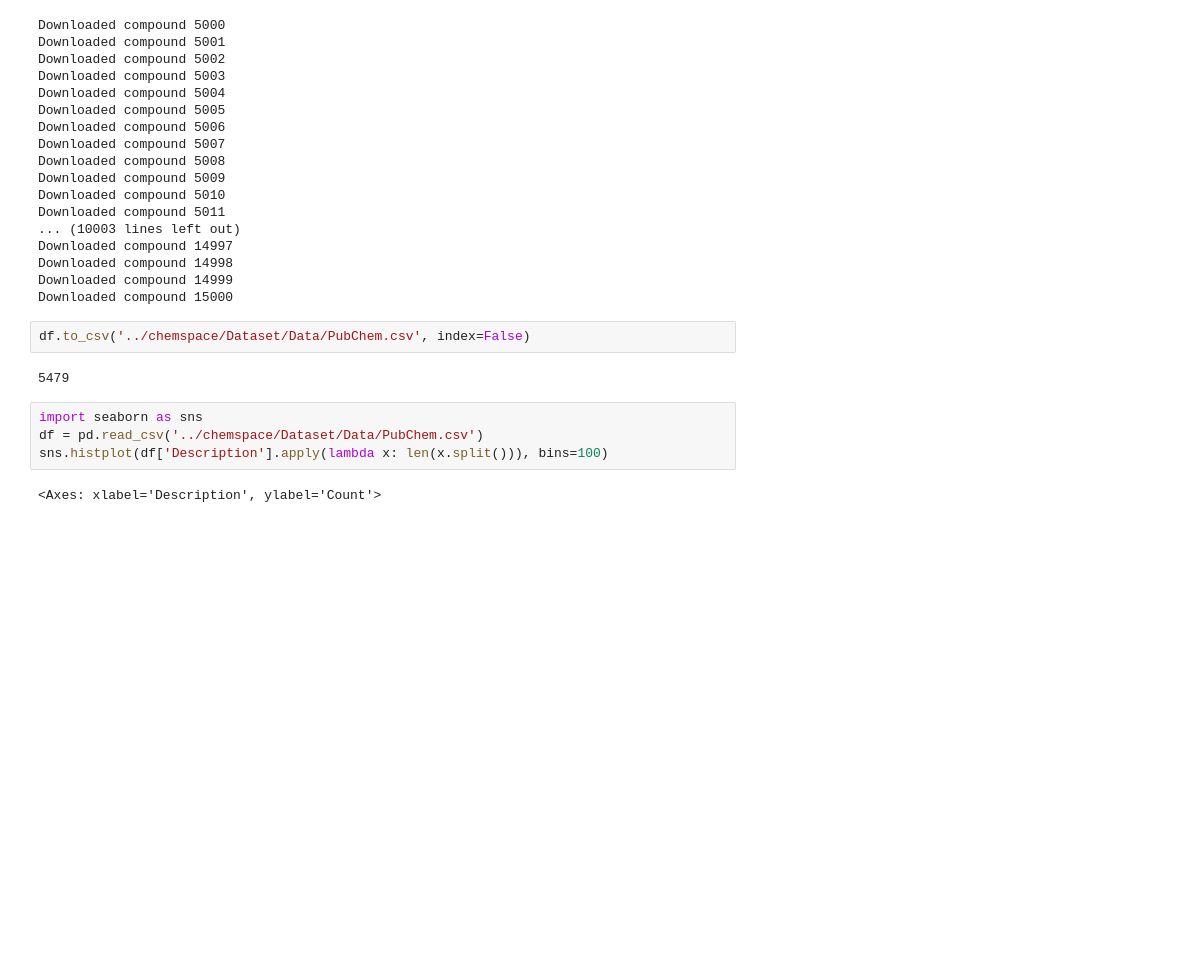
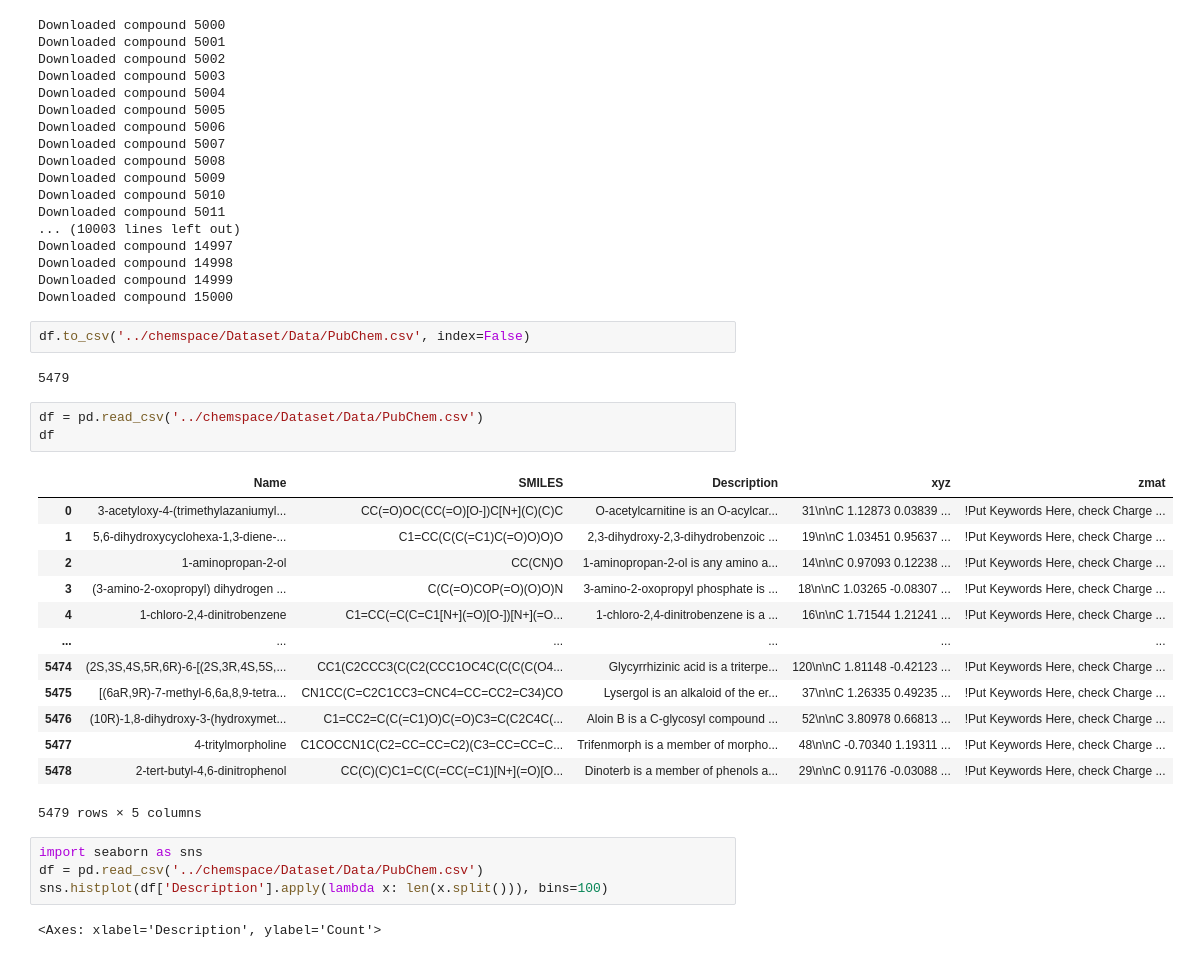
Before and after one commit to ur-whitelab/joint-chem-space, a Jupyter notebook: experiments/preproc_data.ipynb, the cells around one changed output. Saved outputs shown, nothing was run; the diff lists cells and outputs as text; blank space fills up the shorter version.

```diff
--- a/experiments/preproc_data.ipynb
+++ b/experiments/preproc_data.ipynb
@@ -50,6 +50,23 @@ Downloaded compound 15000
 df.to_csv('../chemspace/Dataset/Data/PubChem.csv', index=False)
 # %% [output]
 5479
+# %%
+df = pd.read_csv('../chemspace/Dataset/Data/PubChem.csv')
+df
+# %% [output]
+|  | Name | SMILES | Description | xyz | zmat |
+| 0 | 3-acetyloxy-4-(trimethylazaniumyl... | CC(=O)OC(CC(=O)[O-])C[N+](C)(C)C | O-acetylcarnitine is an O-acylcar... | 31\n\nC 1.12873 0.03839 ... | !Put Keywords Here, check Charge ... |
+| 1 | 5,6-dihydroxycyclohexa-1,3-diene-... | C1=CC(C(C(=C1)C(=O)O)O)O | 2,3-dihydroxy-2,3-dihydrobenzoic ... | 19\n\nC 1.03451 0.95637 ... | !Put Keywords Here, check Charge ... |
+| 2 | 1-aminopropan-2-ol | CC(CN)O | 1-aminopropan-2-ol is any amino a... | 14\n\nC 0.97093 0.12238 ... | !Put Keywords Here, check Charge ... |
+| 3 | (3-amino-2-oxopropyl) dihydrogen ... | C(C(=O)COP(=O)(O)O)N | 3-amino-2-oxopropyl phosphate is ... | 18\n\nC 1.03265 -0.08307 ... | !Put Keywords Here, check Charge ... |
+| 4 | 1-chloro-2,4-dinitrobenzene | C1=CC(=C(C=C1[N+](=O)[O-])[N+](=O... | 1-chloro-2,4-dinitrobenzene is a ... | 16\n\nC 1.71544 1.21241 ... | !Put Keywords Here, check Charge ... |
+| ... | ... | ... | ... | ... | ... |
+| 5474 | (2S,3S,4S,5R,6R)-6-[(2S,3R,4S,5S,... | CC1(C2CCC3(C(C2(CCC1OC4C(C(C(C(O4... | Glycyrrhizinic acid is a triterpe... | 120\n\nC 1.81148 -0.42123 ... | !Put Keywords Here, check Charge ... |
+| 5475 | [(6aR,9R)-7-methyl-6,6a,8,9-tetra... | CN1CC(C=C2C1CC3=CNC4=CC=CC2=C34)CO | Lysergol is an alkaloid of the er... | 37\n\nC 1.26335 0.49235 ... | !Put Keywords Here, check Charge ... |
+| 5476 | (10R)-1,8-dihydroxy-3-(hydroxymet... | C1=CC2=C(C(=C1)O)C(=O)C3=C(C2C4C(... | Aloin B is a C-glycosyl compound ... | 52\n\nC 3.80978 0.66813 ... | !Put Keywords Here, check Charge ... |
+| 5477 | 4-tritylmorpholine | C1COCCN1C(C2=CC=CC=C2)(C3=CC=CC=C... | Trifenmorph is a member of morpho... | 48\n\nC -0.70340 1.19311 ... | !Put Keywords Here, check Charge ... |
+| 5478 | 2-tert-butyl-4,6-dinitrophenol | CC(C)(C)C1=C(C(=CC(=C1)[N+](=O)[O... | Dinoterb is a member of phenols a... | 29\n\nC 0.91176 -0.03088 ... | !Put Keywords Here, check Charge ... |
+5479 rows × 5 columns
 # %%
 import seaborn as sns
 df = pd.read_csv('../chemspace/Dataset/Data/PubChem.csv')
```
